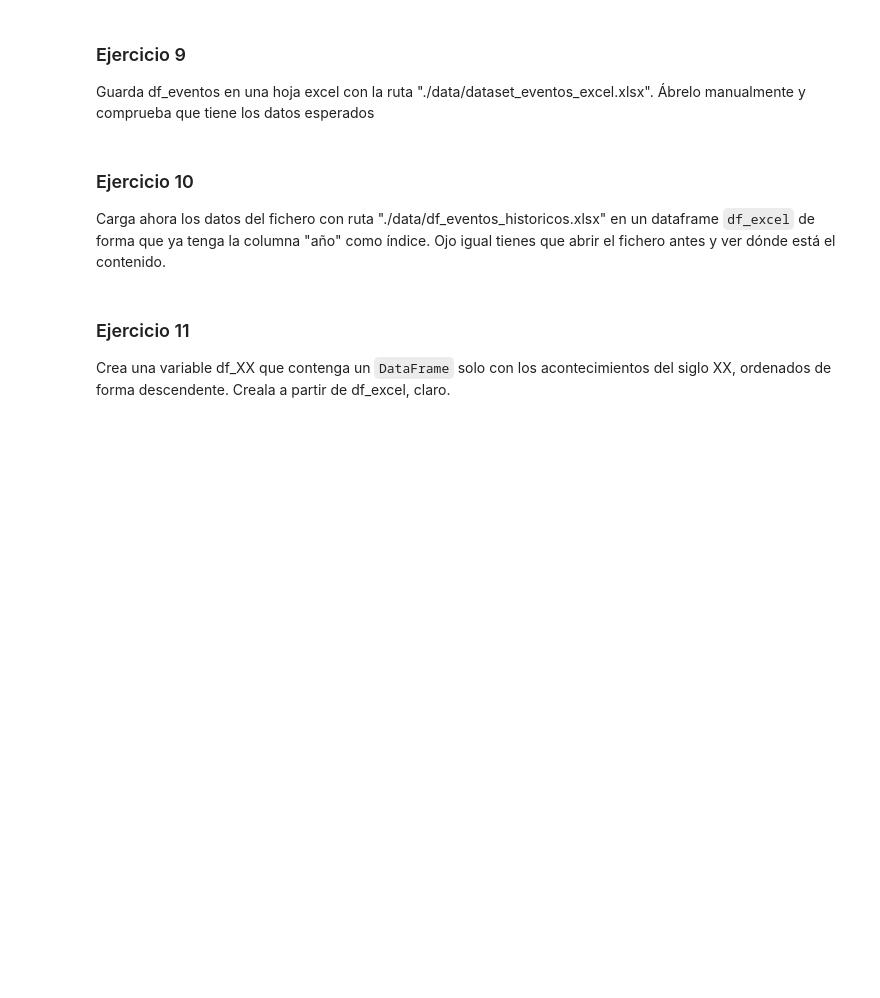
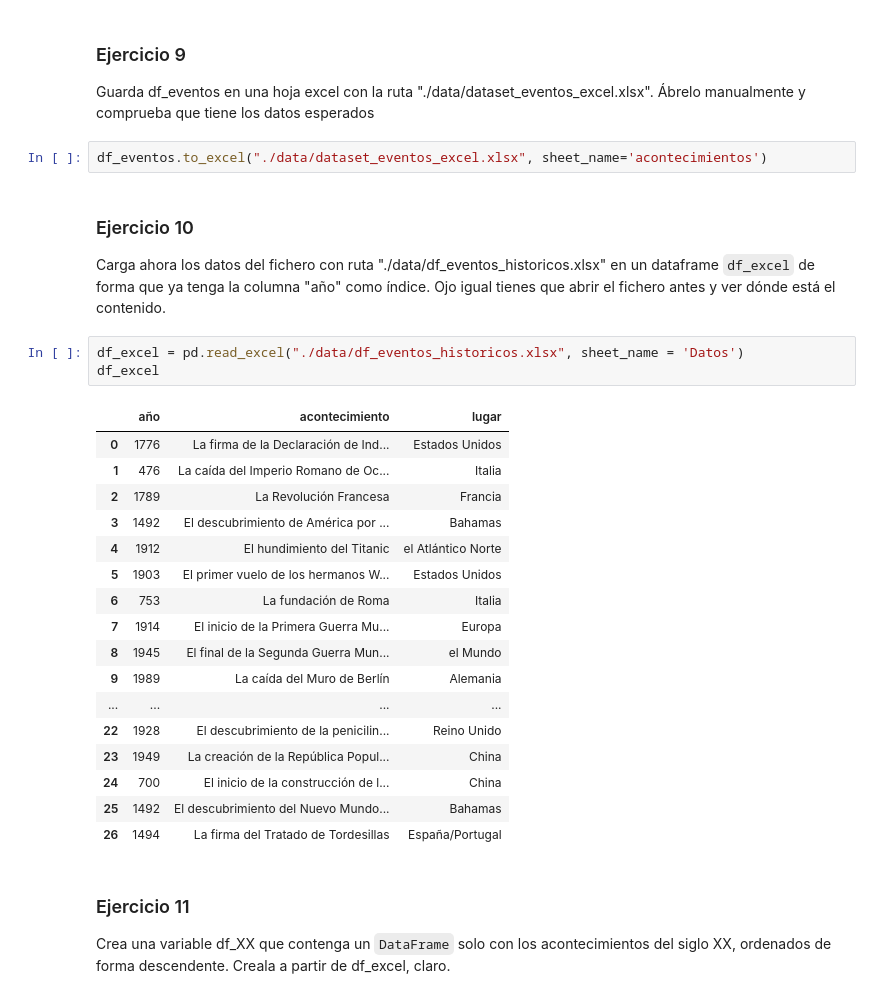
Before and after one commit to mailliwJ/ONLINE_DS_THEBRIDGE_exercises, a Jupyter notebook: 03_Analisis_de_Datos/Sprint_05/Unidad_02/Ejercicios_Workout/08_Ejercicio_Formato_Tabular.ipynb, the cells around one changed output. Cells and saved outputs as stored; diff of their text form; blank space fills up the shorter version.

```diff
--- a/03_Analisis_de_Datos/Sprint_05/Unidad_02/Ejercicios_Workout/08_Ejercicio_Formato_Tabular.ipynb
+++ b/03_Analisis_de_Datos/Sprint_05/Unidad_02/Ejercicios_Workout/08_Ejercicio_Formato_Tabular.ipynb
@@ -133,10 +247,33 @@ lugares = ['Estados Unidos',
 ### Ejercicio 9
 
 Guarda df_eventos en una hoja excel con la ruta "./data/dataset_eventos_excel.xlsx". Ábrelo manualmente y comprueba que tiene los datos esperados
+# %%
+df_eventos.to_excel("./data/dataset_eventos_excel.xlsx", sheet_name='acontecimientos')
 # %% [markdown]
 ### Ejercicio 10
 
 Carga ahora los datos del fichero con ruta "./data/df_eventos_historicos.xlsx" en un dataframe `df_excel` de forma que ya tenga la columna "año" como índice. Ojo igual tienes que abrir el fichero antes y ver dónde está el contenido.
+# %%
+df_excel = pd.read_excel("./data/df_eventos_historicos.xlsx", sheet_name = 'Datos')
+df_excel
+# %% [output]
+|  | año | acontecimiento | lugar |
+| 0 | 1776 | La firma de la Declaración de Ind... | Estados Unidos |
+| 1 | 476 | La caída del Imperio Romano de Oc... | Italia |
+| 2 | 1789 | La Revolución Francesa | Francia |
+| 3 | 1492 | El descubrimiento de América por ... | Bahamas |
+| 4 | 1912 | El hundimiento del Titanic | el Atlántico Norte |
+| 5 | 1903 | El primer vuelo de los hermanos W... | Estados Unidos |
+| 6 | 753 | La fundación de Roma | Italia |
+| 7 | 1914 | El inicio de la Primera Guerra Mu... | Europa |
+| 8 | 1945 | El final de la Segunda Guerra Mun... | el Mundo |
+| 9 | 1989 | La caída del Muro de Berlín | Alemania |
+| ... | ... | ... | ... |
+| 22 | 1928 | El descubrimiento de la penicilin... | Reino Unido |
+| 23 | 1949 | La creación de la República Popul... | China |
+| 24 | 700 | El inicio de la construcción de l... | China |
+| 25 | 1492 | El descubrimiento del Nuevo Mundo... | Bahamas |
+| 26 | 1494 | La firma del Tratado de Tordesillas | España/Portugal |
 # %% [markdown]
 ### Ejercicio 11
 
```
Also changed, not shown: parts of 15 cells of this notebook, 8 other files.
